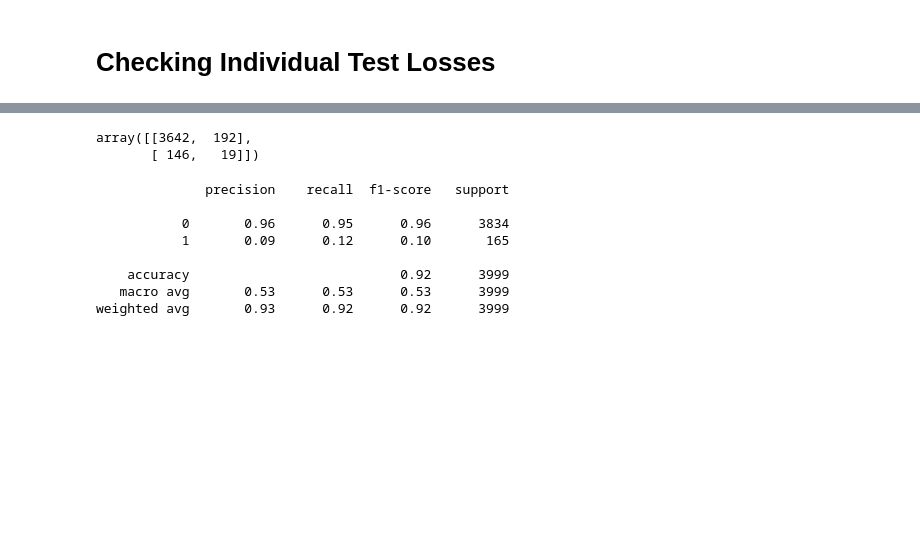
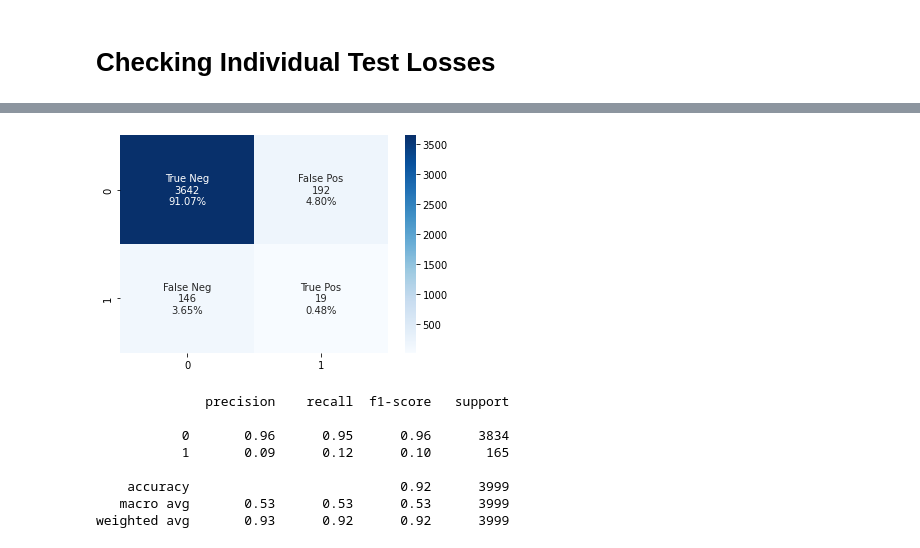
Before and after one commit to tejaspradhan/Graph-Neural-Networks, a Jupyter notebook: hiv-project/ensemble_gnn.ipynb, the cells around one changed output, grey strips where cells are left out. Drawn from its saved outputs; the diff is of its cells as text; code cells hidden in the pictures; blank space fills up the shorter version.

```diff
--- a/hiv-project/ensemble_gnn.ipynb
+++ b/hiv-project/ensemble_gnn.ipynb
@@ -455,9 +467,8 @@ Test Loss : 0.2757689142599702
  Test Accuracy : 0.9154788697174293
 # %%
-confusion_matrix(test_labels,test_preds)
+plot_confusion_matrix(confusion_matrix(test_labels,test_preds))
 # %% [output]
-array([[3642,  192],
-       [ 146,   19]])
+[figure, added]
 # %%
 print(classification_report(test_labels,test_preds))
 # %% [output]
```
Also changed, not shown: parts of 9 cells of this notebook.
